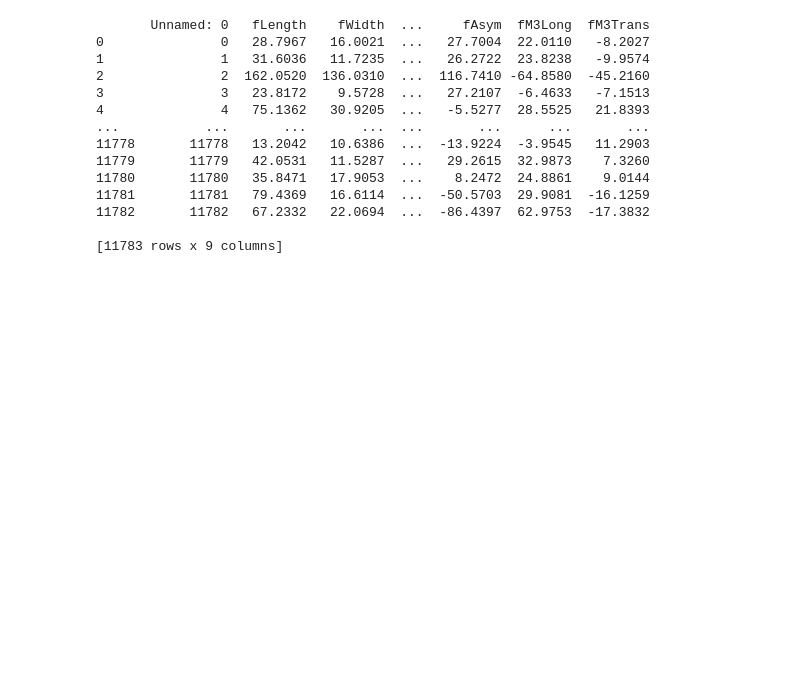
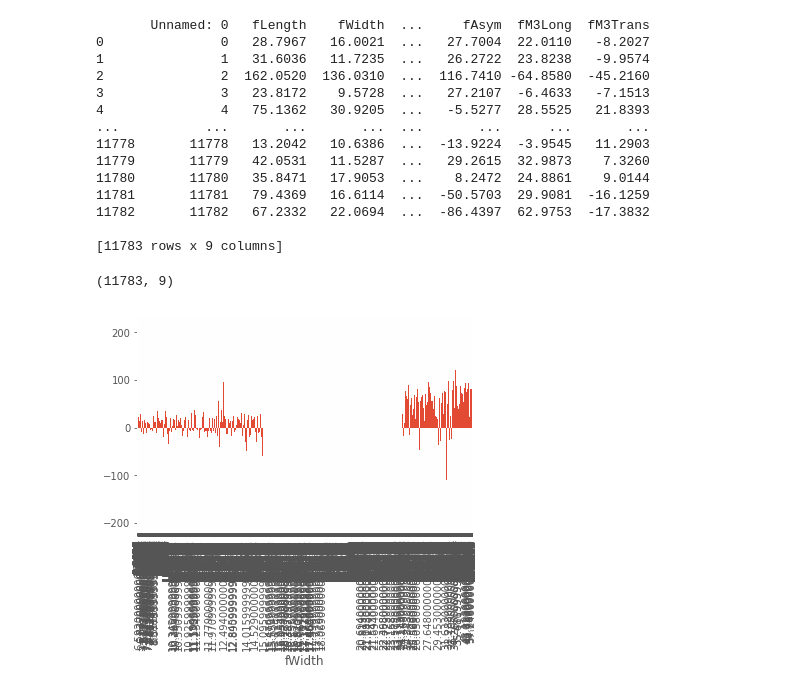
Before and after one commit to Sonypriyasonu/VITBML-EDA1, a Jupyter notebook: VITBML-EDA1.ipynb, the cells around one changed output. Saved outputs shown, nothing was run; the diff lists cells and outputs as text; code cells hidden in the pictures; blank space fills up the shorter version.

```diff
--- a/VITBML-EDA1.ipynb
+++ b/VITBML-EDA1.ipynb
@@ -165,3 +165,14 @@ print(df)
 11782       11782   67.2332   22.0694  ...  -86.4397  62.9753  -17.3832
 
 [11783 rows x 9 columns]
+# %%
+print(df.shape)
+# %% [output]
+(11783, 9)
+# %%
+gh=df.groupby('fWidth')['fM3Long'].mean()
+plt.style.use('ggplot')
+gh.plot(kind='bar')
+plt.show()
+# %% [output]
+[figure, added]
```
